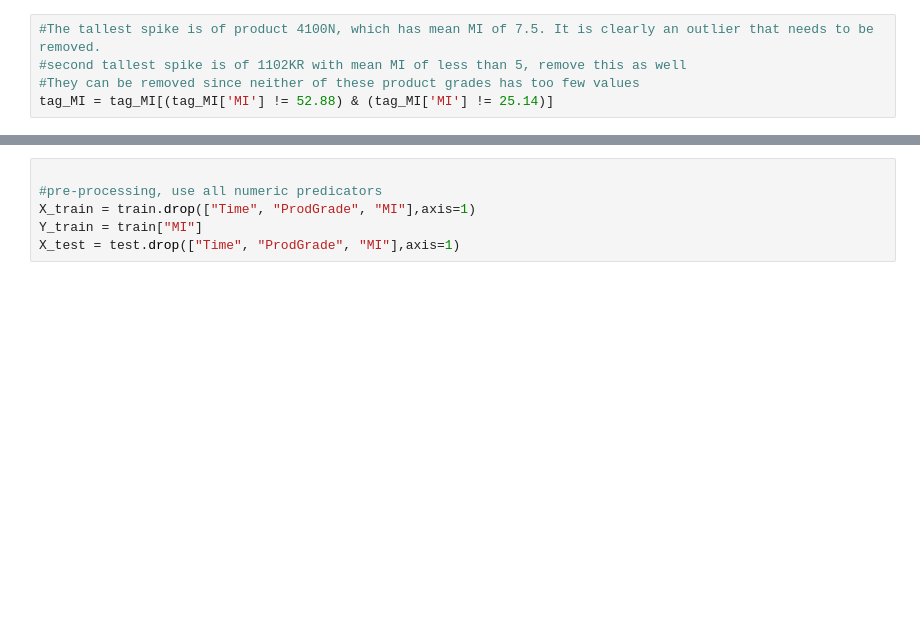
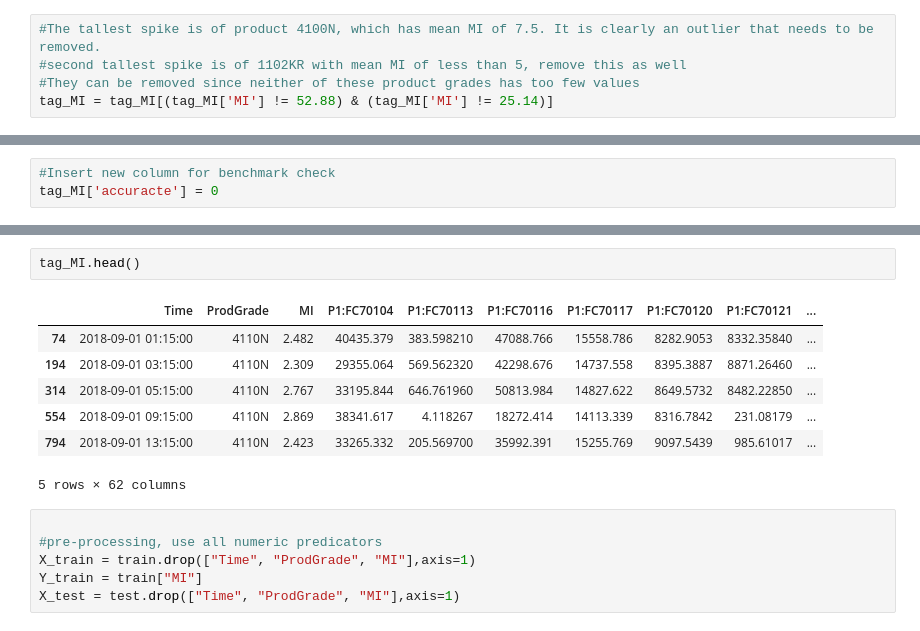
Before and after one commit to sanguis09/Capstone-project, a Jupyter notebook: src/Data Exploration.ipynb, the cells around one changed output, grey strips where cells are left out. Saved outputs shown, nothing was run; the diff lists cells and outputs as text; blank space fills up the shorter version.

```diff
--- a/src/Data Exploration.ipynb
+++ b/src/Data Exploration.ipynb
@@ -146,0 +258,3 @@ plt.show() #no trend, this is not time series
+# %%
+#Insert new column for benchmark check
+tag_MI['accuracte'] = 0
@@ -154,3 +275,13 @@ np.shape(train)
+# %%
+tag_MI.head()
+# %% [output]
+|  | Time | ProdGrade | MI | P1:FC70104 | P1:FC70113 | P1:FC70116 | P1:FC70117 | P1:FC70120 | P1:FC70121 | ... |
+| 74 | 2018-09-01 01:15:00 | 4110N | 2.482 | 40435.379 | 383.598210 | 47088.766 | 15558.786 | 8282.9053 | 8332.35840 | ... |
+| 194 | 2018-09-01 03:15:00 | 4110N | 2.309 | 29355.064 | 569.562320 | 42298.676 | 14737.558 | 8395.3887 | 8871.26460 | ... |
+| 314 | 2018-09-01 05:15:00 | 4110N | 2.767 | 33195.844 | 646.761960 | 50813.984 | 14827.622 | 8649.5732 | 8482.22850 | ... |
+| 554 | 2018-09-01 09:15:00 | 4110N | 2.869 | 38341.617 | 4.118267 | 18272.414 | 14113.339 | 8316.7842 | 231.08179 | ... |
+| 794 | 2018-09-01 13:15:00 | 4110N | 2.423 | 33265.332 | 205.569700 | 35992.391 | 15255.769 | 9097.5439 | 985.61017 | ... |
+5 rows × 62 columns
 # %%
 
 #pre-processing, use all numeric predicators
```
Also changed, not shown: parts of 69 cells of this notebook.
